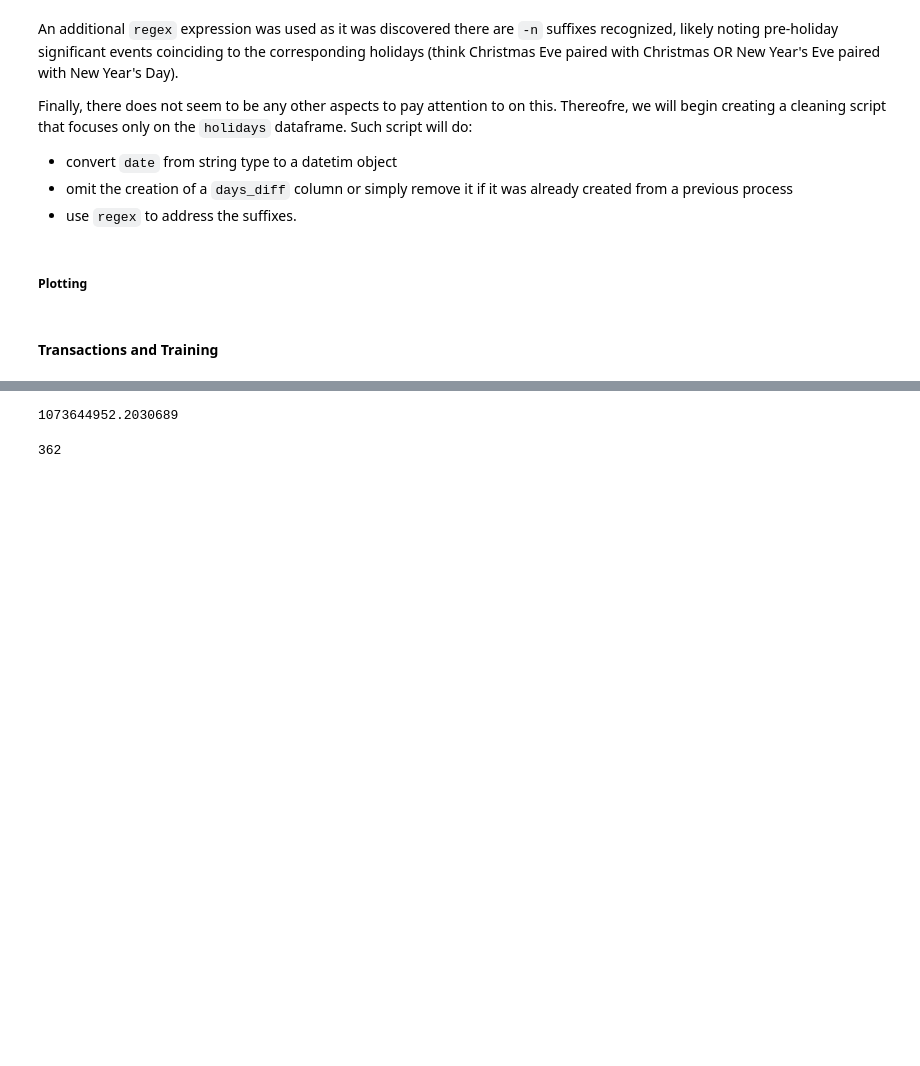
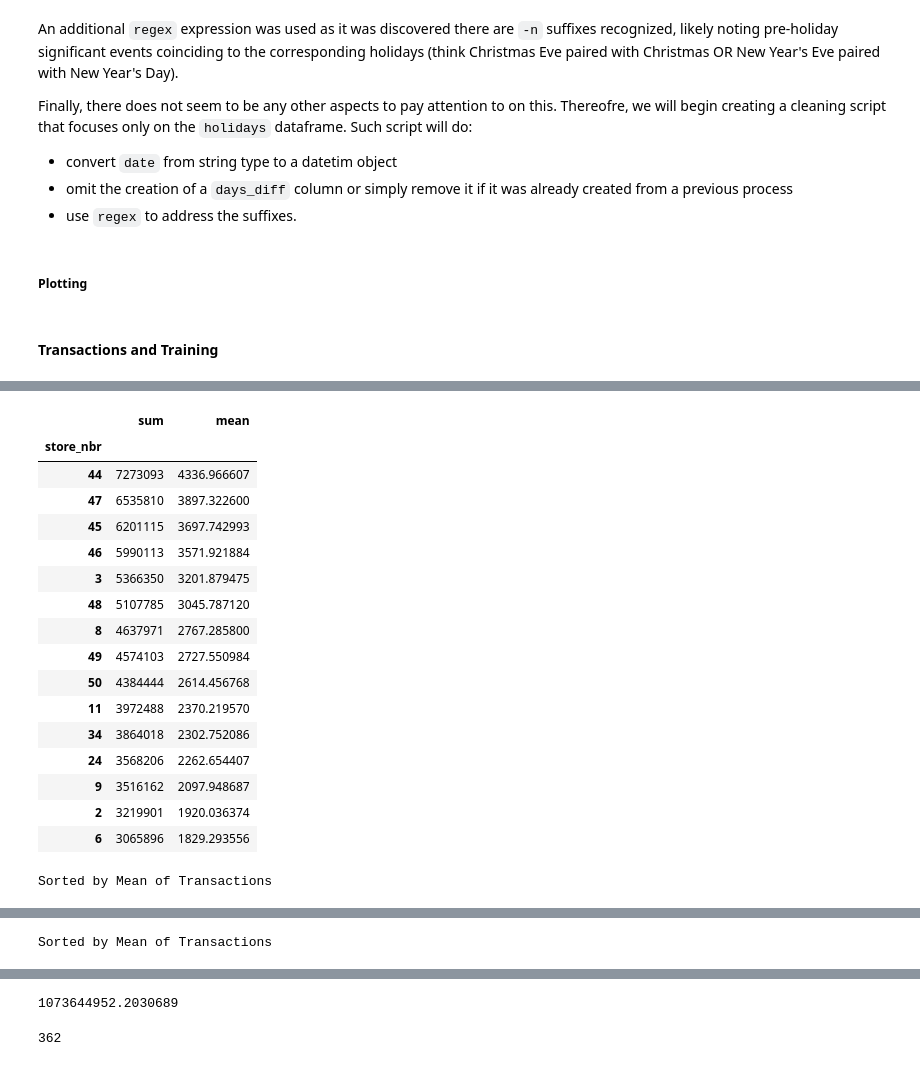
Before and after one commit to chriskuz/store_sales_time_series_forecasting, a Jupyter notebook: src/data_look.ipynb, the cells around one changed output, grey strips where cells are left out. Drawn from its saved outputs; the diff is of its cells as text; code cells hidden in the pictures; blank space fills up the shorter version.

```diff
--- a/src/data_look.ipynb
+++ b/src/data_look.ipynb
@@ -816,0 +841,61 @@ display(training.head(20))
+# %%
+print("Descending")
+print("-------------")
+
+#which store offers the most transactions
+#what are the average transactions offer per store
+print("By Store")
+print("Sorted by Sum of Transactions")
+display(
+    transx
+    .groupby(
+        "store_nbr"
+    )["transactions"]
+    .agg(
+        ["sum", "mean"]
+    )
+    .sort_values(by="sum", ascending=False).head(15)
+)
+print("Sorted by Mean of Transactions")
+display(
+    transx
+    .groupby(
+        "store_nbr"
+    )["transactions"]
+    .agg(
+        ["sum", "mean"]
+    )
+    .sort_values(by="mean", ascending=False).head(15)
+)
+print("-------------")
+
+
+#which day has the most transactions
+#what are the average amount of transaciton per day
+print("By Date")
+print("Sorted by Sum of Transactions")
+display(
+    transx
+    .groupby(
+        "date"
+    )["transactions"]
+    .agg(
+        ["sum", "mean"]
+    )
+    .sort_values(by="sum", ascending=False).head(15)
+)
+print("Sorted by Mean of Transactions")
+display(
+    transx
+    .groupby(
+        "date"
+    )["transactions"]
+    .agg(
+        ["sum", "mean"]
+    )
+    .sort_values(by="mean", ascending=False).head(15)
+)
+print("-------------")
+
+#how many unique stores are there
+# %% [output]
@@ -816,0 +906,18 @@ display(training.head(20))
+|  | sum | mean |
+| store_nbr |  |  |
+| 44 | 7273093 | 4336.966607 |
+| 47 | 6535810 | 3897.322600 |
+| 45 | 6201115 | 3697.742993 |
+| 46 | 5990113 | 3571.921884 |
+| 3 | 5366350 | 3201.879475 |
+| 48 | 5107785 | 3045.787120 |
+| 8 | 4637971 | 2767.285800 |
+| 49 | 4574103 | 2727.550984 |
+| 50 | 4384444 | 2614.456768 |
+| 11 | 3972488 | 2370.219570 |
+| 34 | 3864018 | 2302.752086 |
+| 24 | 3568206 | 2262.654407 |
+| 9 | 3516162 | 2097.948687 |
+| 2 | 3219901 | 1920.036374 |
+| 6 | 3065896 | 1829.293556 |
+Sorted by Mean of Transactions
@@ -816,0 +961 @@ display(training.head(20))
+Sorted by Mean of Transactions
```
Also changed, not shown: parts of 17 cells of this notebook.
